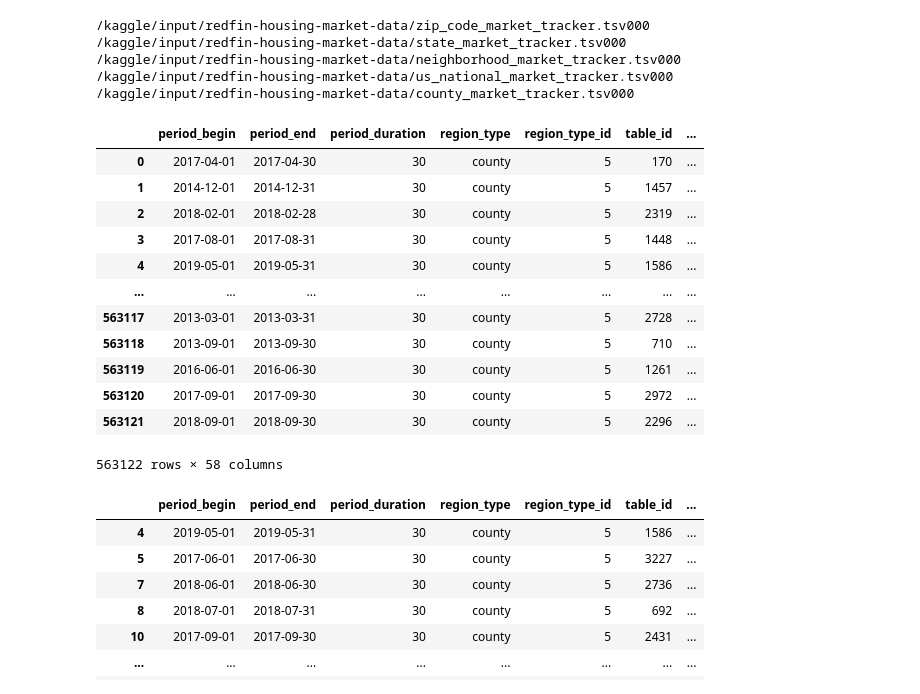
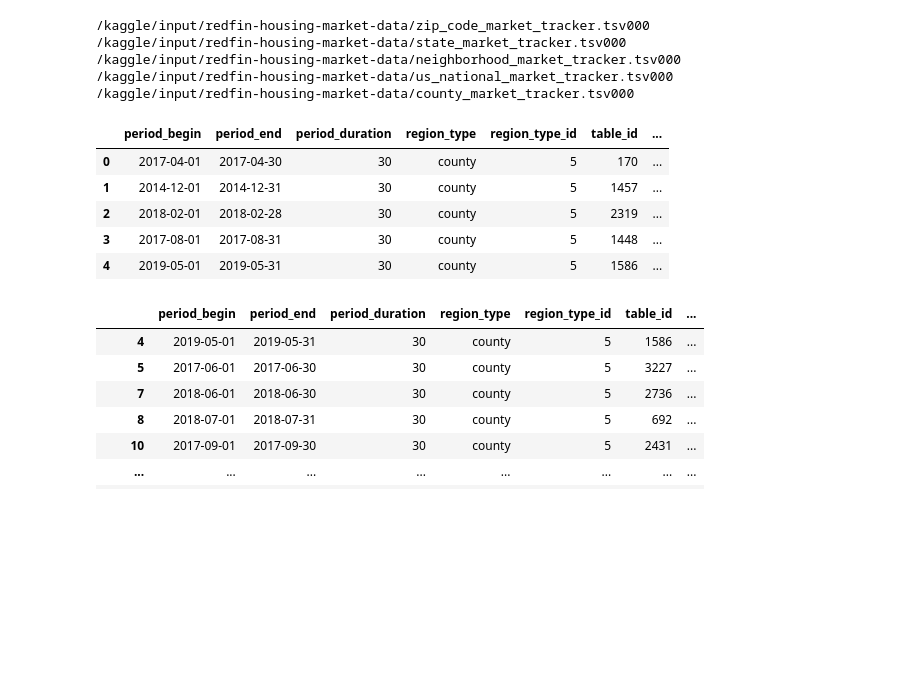
Before and after one commit to laurenweiner/GW-Bootcamp-Project, a Jupyter notebook: group-gw-redfin-data-3-10.ipynb, the cells around one changed output. Saved outputs shown, nothing was run; the diff lists cells and outputs as text; code cells hidden in the pictures; blank space fills up the shorter version.

```diff
--- a/group-gw-redfin-data-3-10.ipynb
+++ b/group-gw-redfin-data-3-10.ipynb
@@ -28,22 +28,15 @@ pd.set_option('display.max_columns', None)
 # %%
 # county data df
 county_data = '/kaggle/input/redfin-housing-market-data/county_market_tracker.tsv000'
 county_df = pd.read_csv(county_data, sep='\t')
-county_df
+county_df.head()
 # %% [output]
 |  | period_begin | period_end | period_duration | region_type | region_type_id | table_id | ... |
 | 0 | 2017-04-01 | 2017-04-30 | 30 | county | 5 | 170 | ... |
 | 1 | 2014-12-01 | 2014-12-31 | 30 | county | 5 | 1457 | ... |
 | 2 | 2018-02-01 | 2018-02-28 | 30 | county | 5 | 2319 | ... |
 | 3 | 2017-08-01 | 2017-08-31 | 30 | county | 5 | 1448 | ... |
 | 4 | 2019-05-01 | 2019-05-31 | 30 | county | 5 | 1586 | ... |
-| ... | ... | ... | ... | ... | ... | ... | ... |
-| 563117 | 2013-03-01 | 2013-03-31 | 30 | county | 5 | 2728 | ... |
-| 563118 | 2013-09-01 | 2013-09-30 | 30 | county | 5 | 710 | ... |
-| 563119 | 2016-06-01 | 2016-06-30 | 30 | county | 5 | 1261 | ... |
-| 563120 | 2017-09-01 | 2017-09-30 | 30 | county | 5 | 2972 | ... |
-| 563121 | 2018-09-01 | 2018-09-30 | 30 | county | 5 | 2296 | ... |
-563122 rows × 58 columns
 # %%
 # keep only single family homes
 sfh_df = county_df[county_df['property_type']=='Single Family Residential']
```
Also changed, not shown: parts of 4 cells of this notebook.
